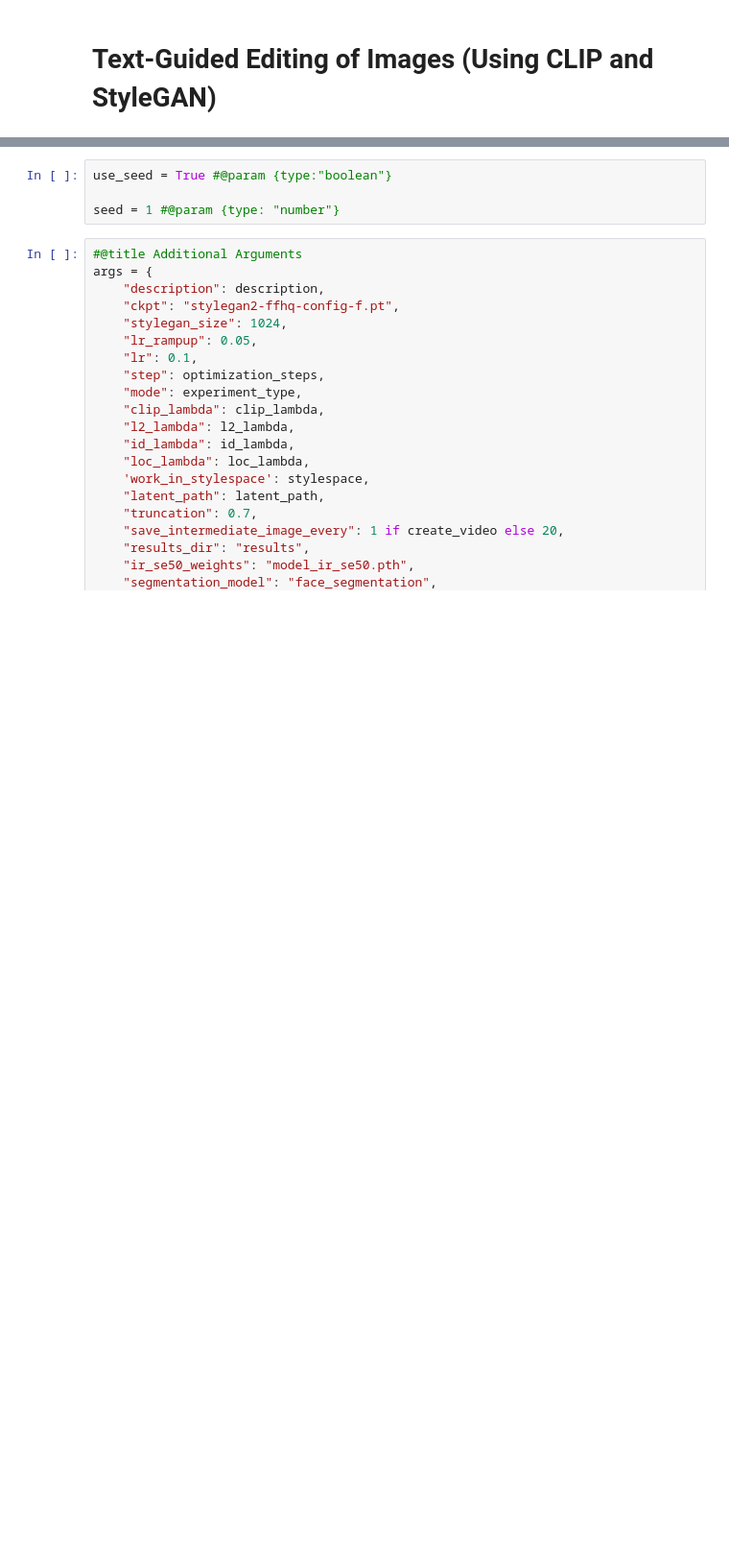
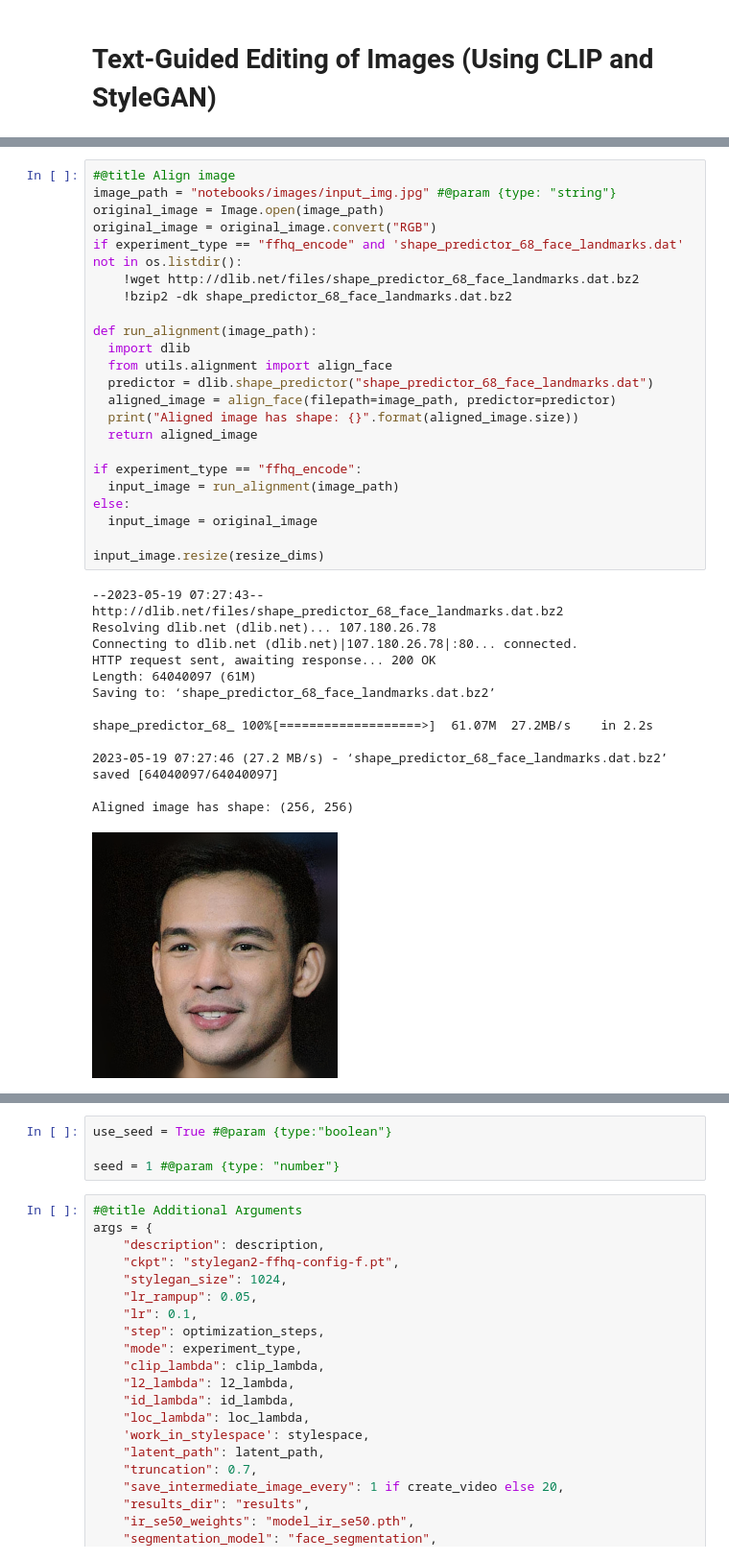
Before and after one commit to orpatashnik/StyleCLIP, a Jupyter notebook: notebooks/optimization_playground.ipynb, the cells around one changed output, grey strips where cells are left out. Shown at 96% size. Cells and saved outputs as stored; diff of their text form; blank space fills up the shorter version.

```diff
--- a/notebooks/optimization_playground.ipynb
+++ b/notebooks/optimization_playground.ipynb
@@ -2,0 +98,37 @@
+# %%
+#@title Align image
+image_path = "notebooks/images/input_img.jpg" #@param {type: "string"}
+original_image = Image.open(image_path)
+original_image = original_image.convert("RGB")
+if experiment_type == "ffhq_encode" and 'shape_predictor_68_face_landmarks.dat' not in os.listdir():
+    !wget http://dlib.net/files/shape_predictor_68_face_landmarks.dat.bz2
+    !bzip2 -dk shape_predictor_68_face_landmarks.dat.bz2
+
+def run_alignment(image_path):
+  import dlib
+  from utils.alignment import align_face
+  predictor = dlib.shape_predictor("shape_predictor_68_face_landmarks.dat")
+  aligned_image = align_face(filepath=image_path, predictor=predictor)
+  print("Aligned image has shape: {}".format(aligned_image.size))
+  return aligned_image
+
+if experiment_type == "ffhq_encode":
+  input_image = run_alignment(image_path)
+else:
+  input_image = original_image
+
+input_image.resize(resize_dims)
+# %% [output]
+--2023-05-19 07:27:43--  http://dlib.net/files/shape_predictor_68_face_landmarks.dat.bz2
+Resolving dlib.net (dlib.net)... 107.180.26.78
+Connecting to dlib.net (dlib.net)|107.180.26.78|:80... connected.
+HTTP request sent, awaiting response... 200 OK
+Length: 64040097 (61M)
+Saving to: ‘shape_predictor_68_face_landmarks.dat.bz2’
+
+shape_predictor_68_ 100%[===================>]  61.07M  27.2MB/s    in 2.2s
+
+2023-05-19 07:27:46 (27.2 MB/s) - ‘shape_predictor_68_face_landmarks.dat.bz2’ saved [64040097/64040097]
+
+Aligned image has shape: (256, 256)
+[figure, added]
```
Also changed, not shown: parts of 8 cells of this notebook.
